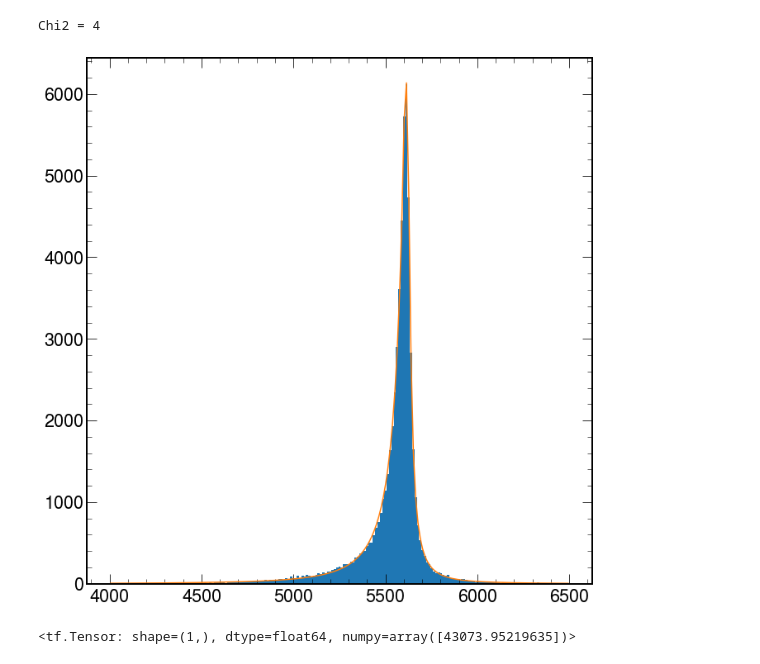
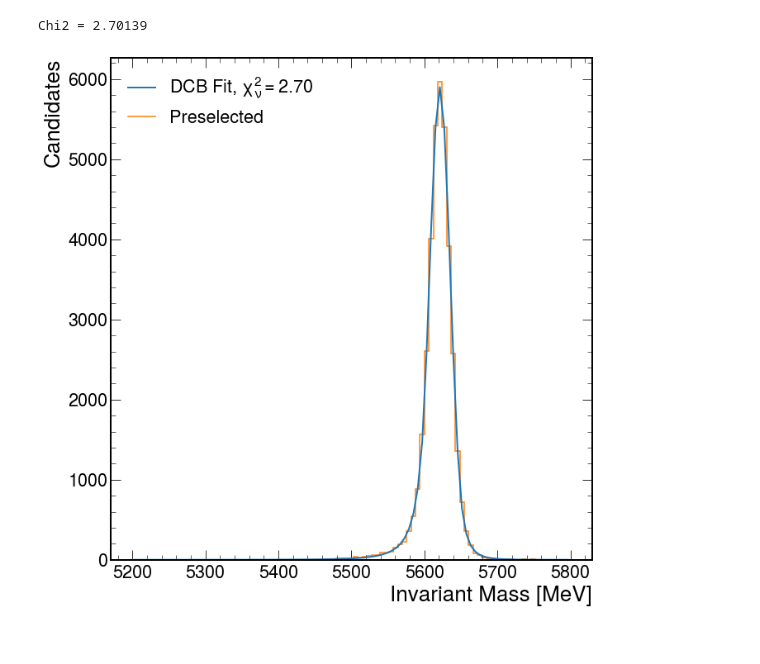
Before and after one commit to ChandlerKenworthy/Y4RareDecayProject, a Jupyter notebook: signal_fitting/doubleCBzfit.ipynb, the cells around one changed output. Cells and saved outputs as stored; diff of their text form; code cells hidden in the pictures.

```diff
--- a/signal_fitting/doubleCBzfit.ipynb
+++ b/signal_fitting/doubleCBzfit.ipynb
@@ -24,0 +59,3 @@ masses = all['Lb_M'][all['category']==1].to_numpy()
+# %%
+npmodel, npresult, npmasses = fitDoubleCB(nopre, "nopre")
+pmodel, presult, pmasses = fitDoubleCB(pre, "pre")
@@ -25,13 +156,10 @@ masses = all['Lb_M'][all['category']==1].to_numpy()
 # %%
-import matplotlib.pyplot as plt
-import mplhep as hep
-plt.style.use([hep.style.ROOT, hep.style.firamath])
-
-h, bins = np.histogram(masses, bins=100)
+fpre, bins = np.histogram(pre, bins=90)
 fig, ax = plt.subplots(1, 1)
-hep.histplot(h, yerr=np.sqrt(h), bins=bins, ax=ax)
-plt.xlabel('Mass')
+hep.histplot(fpre, yerr=True, bins=bins, ax=ax, label='Preselection')
+plt.xlabel('Invariant Mass [MeV]')
 plt.ylabel('Candidates')
+plt.legend()
+plt.title('Normalisation Mode')
 plt.show()
-# Initial plot
 # %% [output]
@@ -68,0 +169,4 @@ To enable them in other operations, rebuild TensorFlow with the appropriate comp
+# %%
+model, result, space = fitDoubleCB(pre, 'Norm2', mass_ranges=[5200, 5800])
+
+print(f"\nPreselection\n============\nResult Converged: {result.converged}\nResult Valid: {result.valid}")
@@ -82,42 +192,37 @@ sigma_CB_MC     22.14  -    0.6   +   0.56       False
 # %%
-import matplotlib.pyplot as plt
-import mplhep as hep
-plt.style.use([hep.style.ROOT, hep.style.firamath])
+fig, ax = plt.subplots(1, 1)
+labels = ['Preselected', 'No Preselection']
+i = 0
 
-fig, ax = plt.subplots(1, 1)
+for model, data in zip([model], [space]):
+    allLimits = [data.data_range.limit1d[0], data.data_range.limit1d[1]]
+    allLimits = np.array(allLimits)
 
-allLimits = [zmasses.data_range.limit1d[0], zmasses.data_range.limit1d[1]]
-allLimits = np.array(allLimits)
+    xBins = np.linspace(np.amin(allLimits), np.amax(allLimits), num=100)
+    x = (xBins[1:]+xBins[:-1])/2
+    y = np.array([])
+    nBinsLimit=0
+    for a in range(int(allLimits.shape[0]/2)):
+        nBinsLimit += len(x[(x>allLimits[a*2])&(x<allLimits[a*2+1])])
 
-xBins = np.linspace(np.amin(allLimits), np.amax(allLimits), num=200)
-x = (xBins[1:]+xBins[:-1]) / 2
-y=np.array([])
+    y = np.append(y, model.pdf(x) * data.nevents.numpy() / nBinsLimit * np.sum(allLimits[1::2]-allLimits[::2]))
 
-nBinsLimit=0
-for a in range(int(allLimits.shape[0]/2)):
-    nBinsLimit+=len(x[(x>allLimits[a*2])&(x<allLimits[a*2+1])])
+    ax.plot(x, y, linewidth=2, label=r'DCB Fit, $\chi^2_{\nu}=2.70$')
+    data_plot = zfit.run(z.unstack_x(data))
 
-y = np.append(y, model.pdf(x) * zmasses.nevents.numpy() / nBinsLimit * np.sum(allLimits[1::2]-allLimits[::2]))
-y *= 1
+    h, _ = np.histogram(data_plot, bins=xBins)
+    hep.histplot(h, bins=xBins, ax=ax, label=labels[i])
 
-data_plot = zfit.run(z.unstack_x(zmasses))
-a = ax.hist(data_plot, bins=xBins,label=zmasses.space.obs[0])
-scaledDiff=(a[0][a[0]!=0]-y[a[0]!=0])/np.sqrt(a[0][a[0]!=0])
-print("Chi2 = %.2g"%(np.sum(scaledDiff**2)/(len(scaledDiff)-len(model.get_params()))))
+    scaledDiff=(h[h!=0]-y[h!=0])/np.sqrt(h[h!=0])
+    print("Chi2 = %.6g"%(np.sum(scaledDiff**2)/(len(scaledDiff)-len(model.get_params()))))
+    i += 1
 
-ax.plot(x, y, label='DCB Ext. Model')
-
+plt.ylabel('Candidates')
+plt.xlabel('Invariant Mass [MeV]')
+plt.legend()
 plt.tight_layout()
+plt.savefig('../images/signalfits/Unbinned_DCB_Preselected_Norm.png')
 plt.show()
 # %% [output]
-Chi2 = 4
+Chi2 = 2.70139
-[figure, old version]
+[figure, new version]
-# %%
-BGSigmaRange = 5
-
-interpRange = np.ones(2)*fit.params["mu_CB_MC"]['value']+np.array([-1*BGSigmaRange,
-                            BGSigmaRange])*fit.params["sigma_CB_MC"]['value']
-
-model.integrate(limits=interpRange, norm_range=model.norm_range)*fit.params["DCB_yield_MC"]["value"]
-# %% [output]
-<tf.Tensor: shape=(1,), dtype=float64, numpy=array([43073.95219635])>
```
Also changed, not shown: parts of 22 cells of this notebook.
